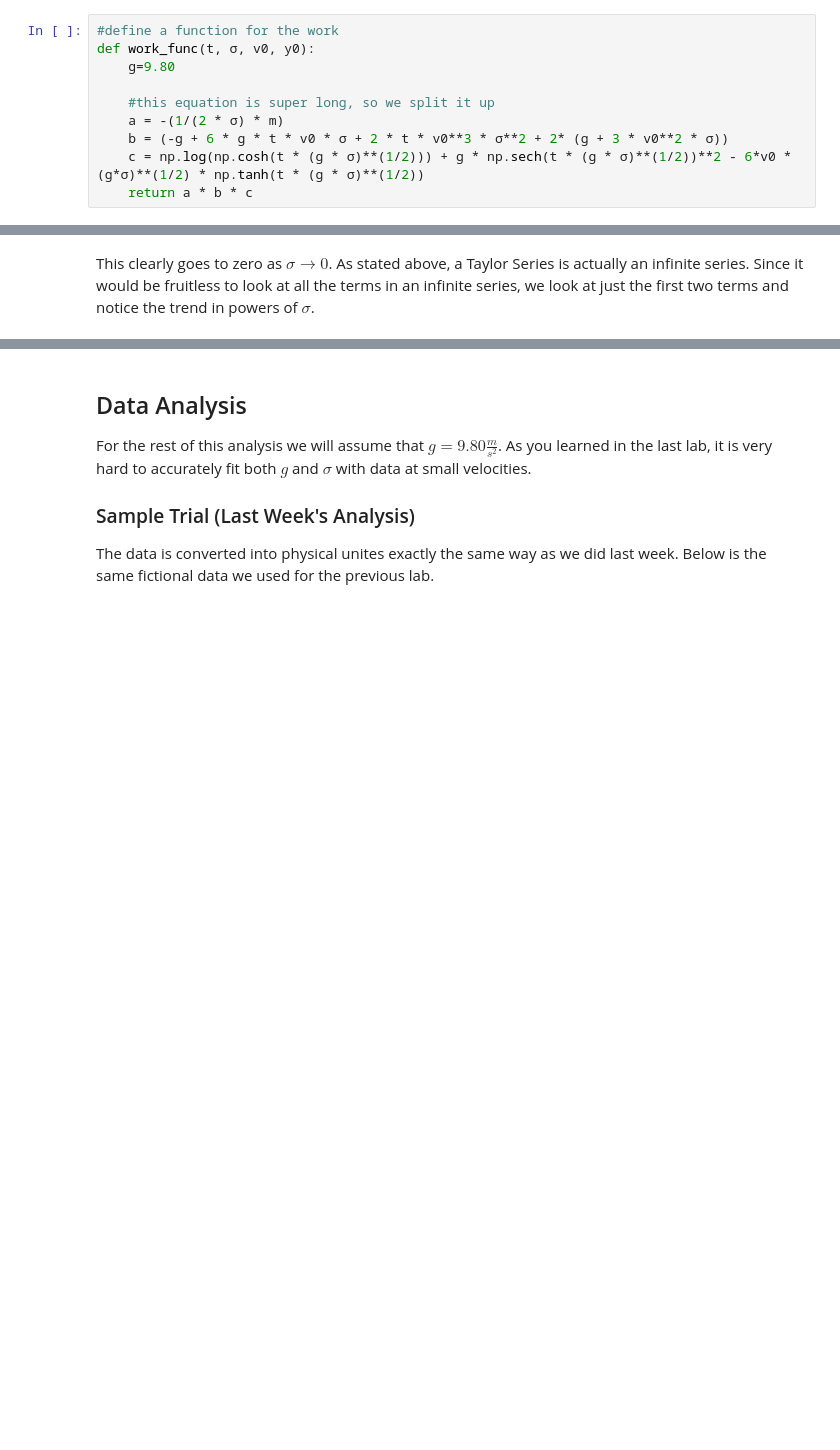
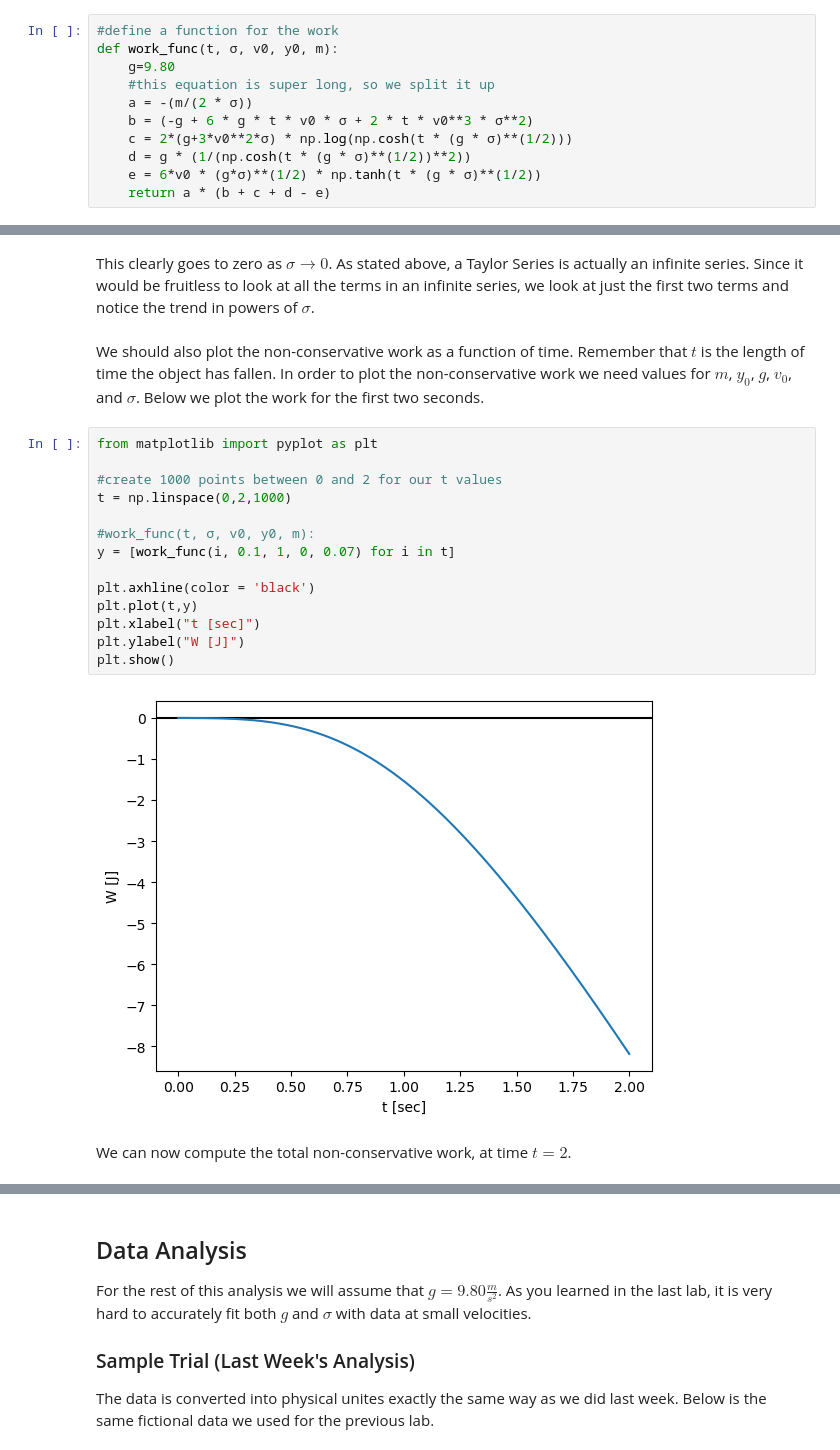
Before and after one commit to brinerk/LabsCapstone, a Jupyter notebook: Lab8/Lab8.ipynb, the cells around one changed output, grey strips where cells are left out. Drawn from its saved outputs; the diff is of its cells as text; blank space fills up the shorter version.

```diff
--- a/Lab8/Lab8.ipynb
+++ b/Lab8/Lab8.ipynb
@@ -45,14 +45,15 @@ def model_func(t, σ, v0, y0):
 The total work can now be found by perfoming the integral above. This integration takes some time, so the result has be pre-computed.
 # %%
 #define a function for the work
-def work_func(t, σ, v0, y0):
+def work_func(t, σ, v0, y0, m):
     g=9.80
-
     #this equation is super long, so we split it up
-    a = -(1/(2 * σ) * m)
-    b = (-g + 6 * g * t * v0 * σ + 2 * t * v0**3 * σ**2 + 2* (g + 3 * v0**2 * σ))
-    c = np.log(np.cosh(t * (g * σ)**(1/2))) + g * np.sech(t * (g * σ)**(1/2))**2 - 6*v0 * (g*σ)**(1/2) * np.tanh(t * (g * σ)**(1/2))
-    return a * b * c
+    a = -(m/(2 * σ))
+    b = (-g + 6 * g * t * v0 * σ + 2 * t * v0**3 * σ**2)
+    c = 2*(g+3*v0**2*σ) * np.log(np.cosh(t * (g * σ)**(1/2)))
+    d = g * (1/(np.cosh(t * (g * σ)**(1/2))**2))
+    e = 6*v0 * (g*σ)**(1/2) * np.tanh(t * (g * σ)**(1/2))
+    return a * (b + c + d - e)
 # %% [markdown]
 The non-conservative work is a complicated expression and we should check that it goes to zero when $\sigma$ goes to zero. To do this we could take a limit, or Taylor expand for small $\sigma$ and check to see that the result goes to zero as $\sigma$ goes to zero.
 <br>
@@ -66,3 +67,23 @@ def series(t, σ, v0, y0):
     return series
 # %% [markdown]
 This clearly goes to zero as $\sigma \rightarrow 0$. As stated above, a Taylor Series is actually an infinite series. Since it would be fruitless to look at all the terms in an infinite series, we look at just the first two terms and notice the trend in powers of $\sigma$.
+# %% [markdown]
+We should also plot the non-conservative work as a function of time. Remember that $t$ is the length of time the object has fallen. In order to plot the non-conservative work we need values for $m$, $y_0$, $g$, $v_0$, and $\sigma$. Below we plot the work for the first two seconds.
+# %%
+from matplotlib import pyplot as plt
+
+#create 1000 points between 0 and 2 for our t values
+t = np.linspace(0,2,1000)
+
+#work_func(t, σ, v0, y0, m):
+y = [work_func(i, 0.1, 1, 0, 0.07) for i in t]
+
+plt.axhline(color = 'black')
+plt.plot(t,y)
+plt.xlabel("t [sec]")
+plt.ylabel("W [J]")
+plt.show()
+# %% [output]
+[figure, added]
+# %% [markdown]
+We can now compute the total non-conservative work, at time $t=2$.
```
Also changed, not shown: parts of 13 cells of this notebook.
